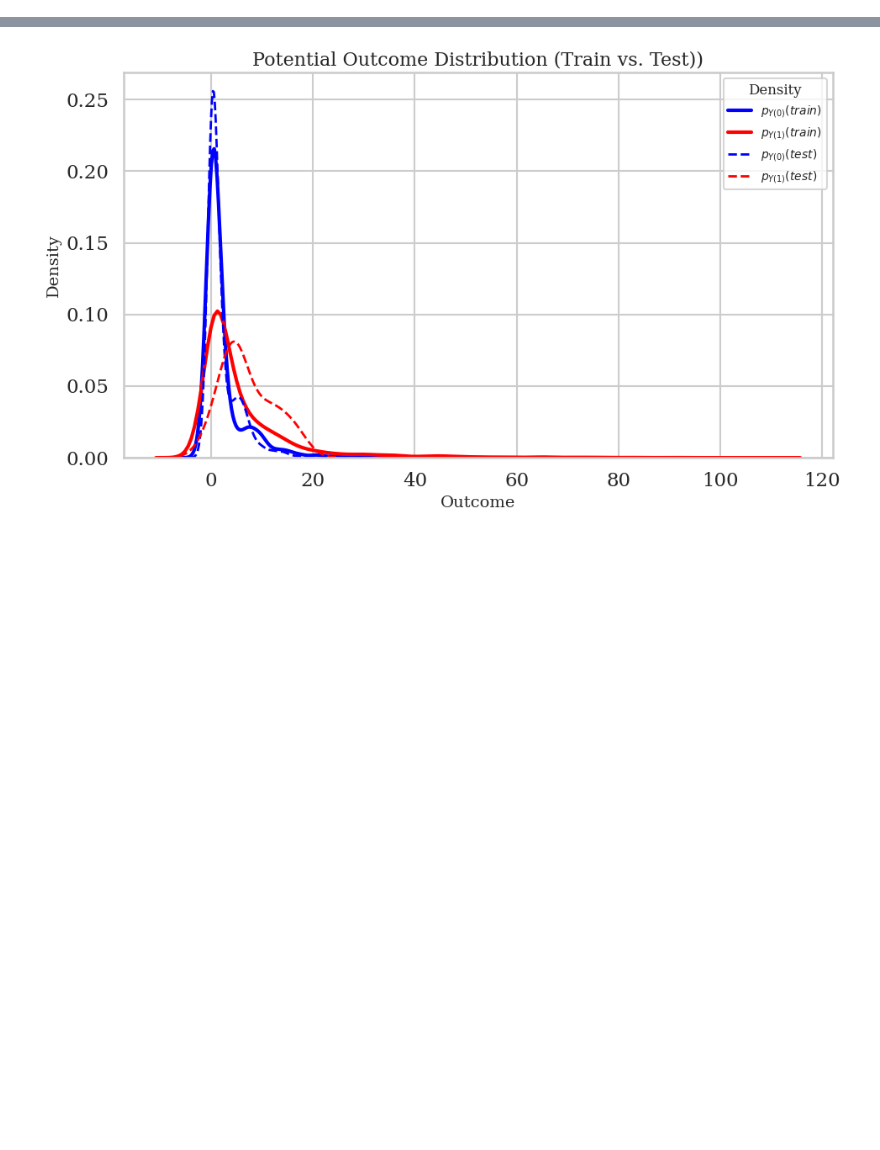
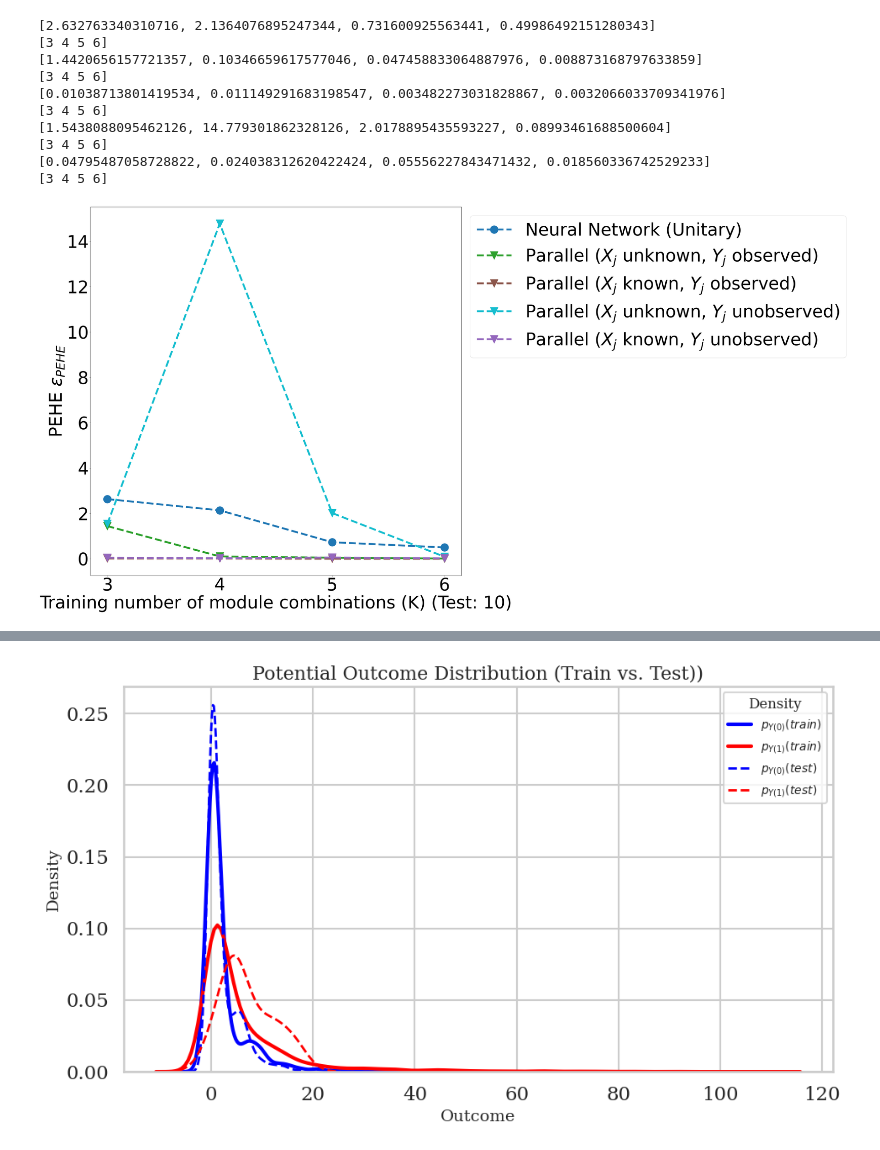
Before and after one commit to KDL-umass/compositional_models_cate, a Jupyter notebook: notebooks/sequential_analysis.ipynb, the cells around one changed output, grey strips where cells are left out. Cells and saved outputs as stored; diff of their text form; code cells hidden in the pictures; blank space fills up the shorter version.

```diff
--- a/notebooks/sequential_analysis.ipynb
+++ b/notebooks/sequential_analysis.ipynb
@@ -74,0 +191,75 @@ all_results
+# %%
+colors_parallel = {
+    'Baseline': '#1f77b4',
+    'MoE': '#17becf',
+    'MoEknownCov': '#9467bd',
+    'Catenets': '#bcbd22',
+    'Additive_unknown_cov': '#2ca02c',
+    'Additive_known_cov': '#8c564b',
+
+}
+linewidth = 7
+
+
+labels_parallel = {'Additive_unknown_cov': r'Parallel ($X_j$ unknown, $Y_j$ observed)', 'Additive_known_cov': r'Parallel ($X_j$ known, $Y_j$ observed)', 'MoE': r'Parallel ($X_j$ unknown, $Y_j$ unobserved)', 'MoEknownCov': r'Parallel ($X_j$ known, $Y_j$ unobserved)', 'Catenets': 'TNet', 'Baseline': 'Neural Network (Unitary)'}
+markers_parallel = {'Additive_unknown_cov': 'v', 'Additive_known_cov': 'v', 'MoE': 'v', 'MoEknownCov': 'v', 'Catenets': 'o', 'Baseline': 'o'}
+fig, (ax1) = plt.subplots(1, 1, figsize=(25, 25))
+# Function to plot performance
+def plot_performance_parallel(metric, metric_name, data_type, axis):
+    # fig1, ax1 = plt.subplots(figsize=(25, 20))
+
+    x = list(all_results_parallel.keys())[1:]
+    # convert string to float
+    x = [int(i) for i in x]
+    # remove key 5
+    # x = [i for i in x if i != 5]
+
+
+    for model in ['Baseline', 'Additive_unknown_cov', 'Additive_known_cov', 'MoE', 'MoEknownCov']:
+        y = [all_results_parallel[str(key)][f'{model}_{data_type}'][metric] for key in x]
+        print(y)
+        # replace negative values with 0
+        y = [0 if i < 0 else i for i in y]
+        # log scale for PEHE
+        # if metric_name == 'PEHE':
+        #     y = [math.log(i+1) for i in y]
+        # if exp == "noise":
+        x_plot = np.array(x)
+        # else:
+        #     x_plot = 1-np.array(x)
+        #     print(x_plot)
+        #     x_plot = [i*5 for i in x_plot]
+        print(x_plot)
+
+
+        label_name = r'{}'.format(labels_parallel[model])
+        axis.plot(x_plot, y, color=colors_parallel[model], label=label_name,
+                 linestyle='-' if data_type == 'train' else '--', marker=markers_parallel[model], markersize=markersize, linewidth=linewidth)
+
+
+
+    plt.xlabel('Training number of module combinations (K) (Test: 10)')
+    if metric_name == 'PEHE':
+        metric_title = r'PEHE $\epsilon_{PEHE}$'
+    elif metric_name == 'R^2':
+        metric_title = r'$R^2$'
+    axis.set_ylabel(metric_title)
+    # y-axis in log scale
+    # plt.yscale('log')
+
+    # set x-axis ticks as x_plot
+    axis.set_xticks(x_plot)
+    plt.legend(loc='upper left', bbox_to_anchor=(1, 1), fontsize=font_size)
+plot_performance_parallel(0, 'PEHE', 'test', ax1)
+# %% [output]
+[2.632763340310716, 2.1364076895247344, 0.731600925563441, 0.49986492151280343]
+[3 4 5 6]
+[1.4420656157721357, 0.10346659617577046, 0.047458833064887976, 0.008873168797633859]
+[3 4 5 6]
+[0.01038713801419534, 0.011149291683198547, 0.003482273031828867, 0.0032066033709341976]
+[3 4 5 6]
+[1.5438088095462126, 14.779301862328126, 2.0178895435593227, 0.08993461688500604]
+[3 4 5 6]
+[0.04795487058728822, 0.024038312620422424, 0.05556227843471432, 0.018560336742529233]
+[3 4 5 6]
+[figure, added]
```
Also changed, not shown: parts of 9 cells of this notebook, 46 other files.
